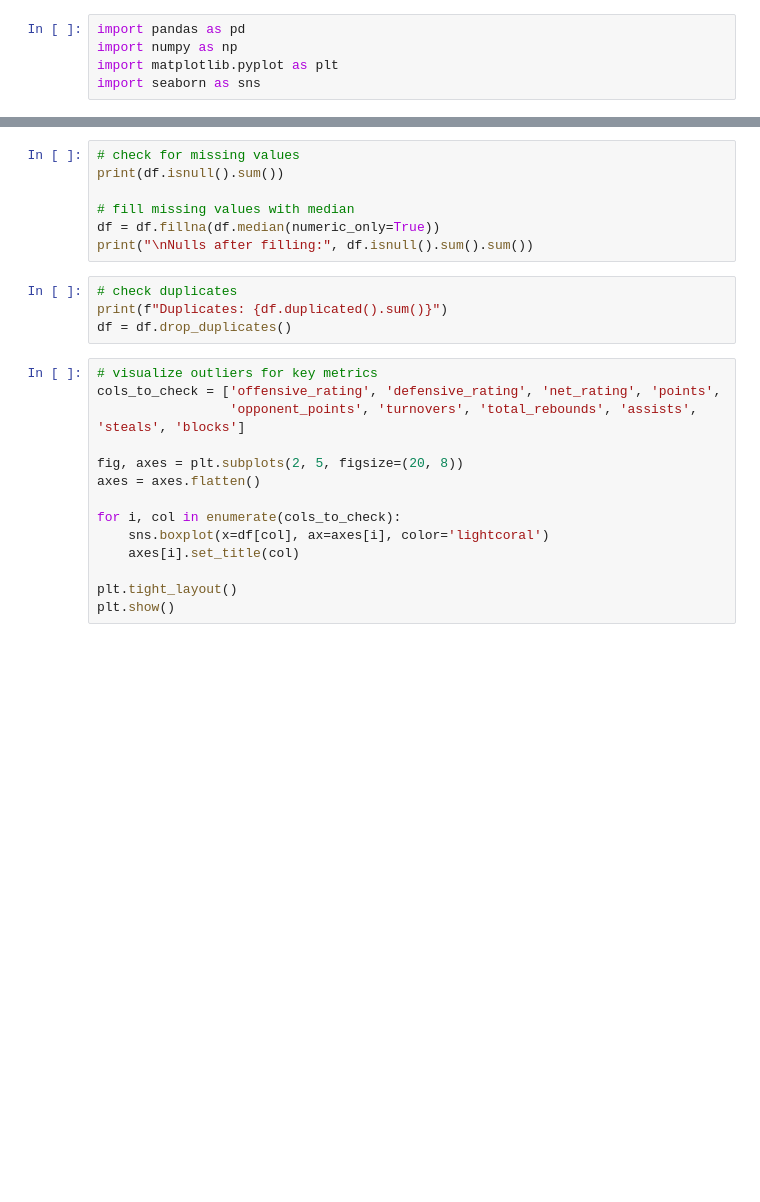
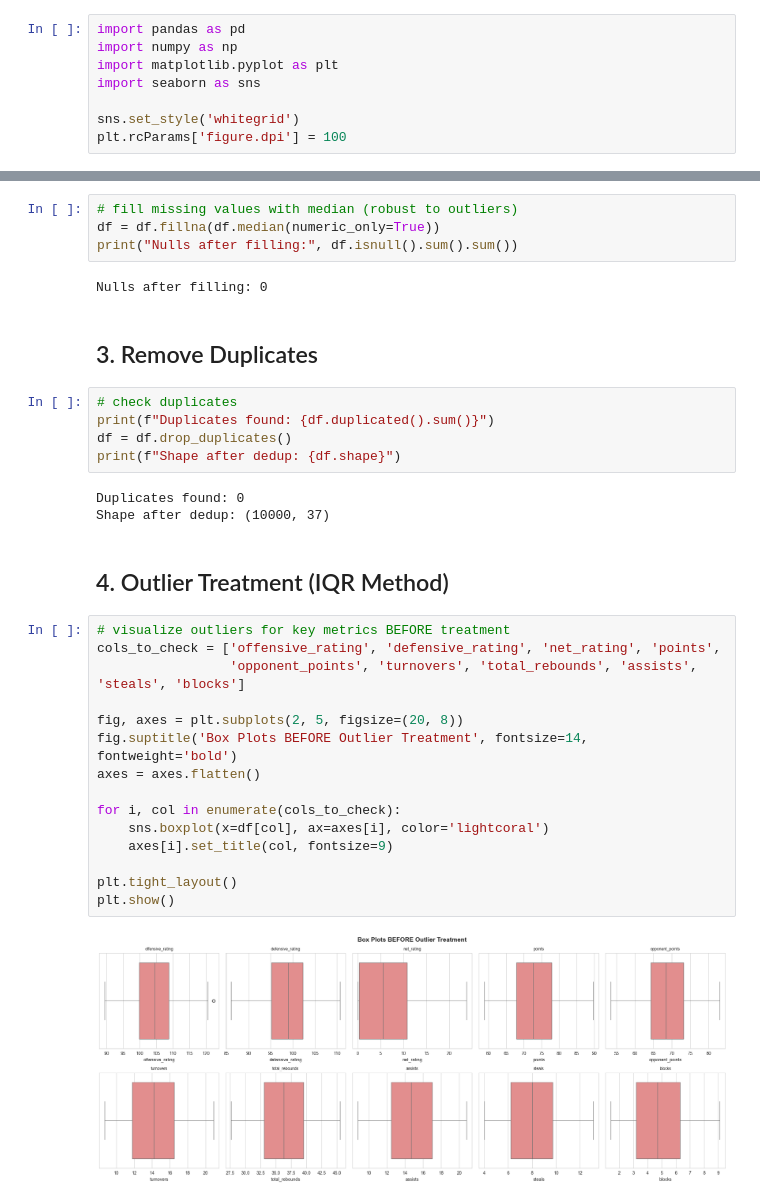
Before and after one commit to alpha4atharva/datascience, a Jupyter notebook: notebooks/01_data_cleaning.ipynb, the cells around one changed output, grey strips where cells are left out. Drawn from its saved outputs; the diff is of its cells as text; blank space fills up the shorter version.

```diff
--- a/notebooks/01_data_cleaning.ipynb
+++ b/notebooks/01_data_cleaning.ipynb
@@ -3,3 +16,6 @@ import pandas as pd
 import numpy as np
 import matplotlib.pyplot as plt
 import seaborn as sns
+
+sns.set_style('whitegrid')
+plt.rcParams['figure.dpi'] = 100
@@ -10,26 +105,36 @@ df.head()
 # %%
-# check for missing values
-print(df.isnull().sum())
-
-# fill missing values with median
+# fill missing values with median (robust to outliers)
 df = df.fillna(df.median(numeric_only=True))
-print("\nNulls after filling:", df.isnull().sum().sum())
+print("Nulls after filling:", df.isnull().sum().sum())
+# %% [output]
+Nulls after filling: 0
+# %% [markdown]
+## 3. Remove Duplicates
 # %%
 # check duplicates
-print(f"Duplicates: {df.duplicated().sum()}")
+print(f"Duplicates found: {df.duplicated().sum()}")
 df = df.drop_duplicates()
+print(f"Shape after dedup: {df.shape}")
+# %% [output]
+Duplicates found: 0
+Shape after dedup: (10000, 37)
+# %% [markdown]
+## 4. Outlier Treatment (IQR Method)
 # %%
-# visualize outliers for key metrics
+# visualize outliers for key metrics BEFORE treatment
 cols_to_check = ['offensive_rating', 'defensive_rating', 'net_rating', 'points',
                  'opponent_points', 'turnovers', 'total_rebounds', 'assists', 'steals', 'blocks']
 
 fig, axes = plt.subplots(2, 5, figsize=(20, 8))
+fig.suptitle('Box Plots BEFORE Outlier Treatment', fontsize=14, fontweight='bold')
 axes = axes.flatten()
 
 for i, col in enumerate(cols_to_check):
     sns.boxplot(x=df[col], ax=axes[i], color='lightcoral')
-    axes[i].set_title(col)
+    axes[i].set_title(col, fontsize=9)
 
 plt.tight_layout()
 plt.show()
+# %% [output]
+[figure, added]
 # %%
```
Also changed, not shown: parts of 13 cells of this notebook, 16 other files.
